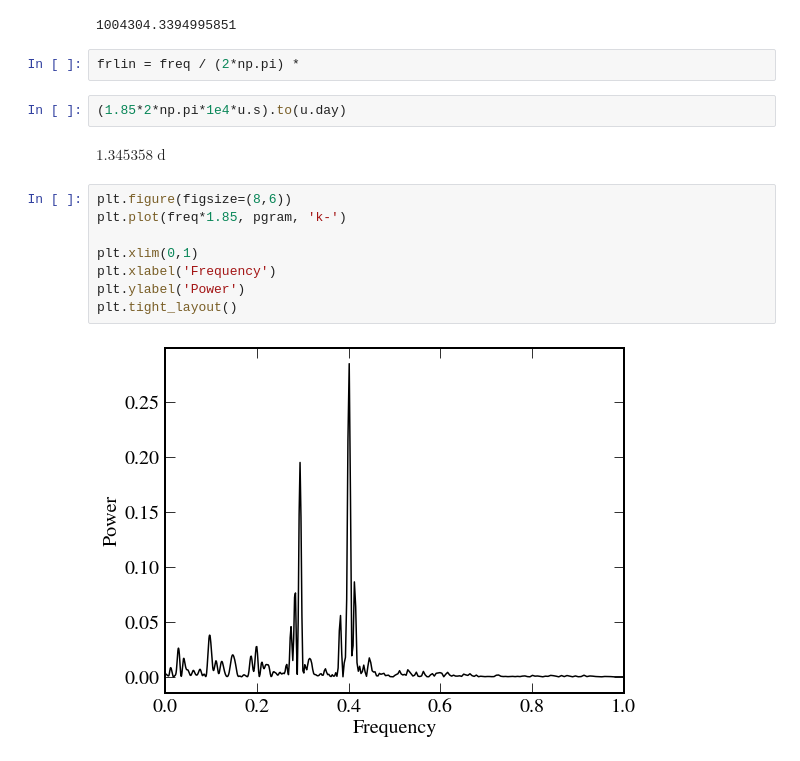
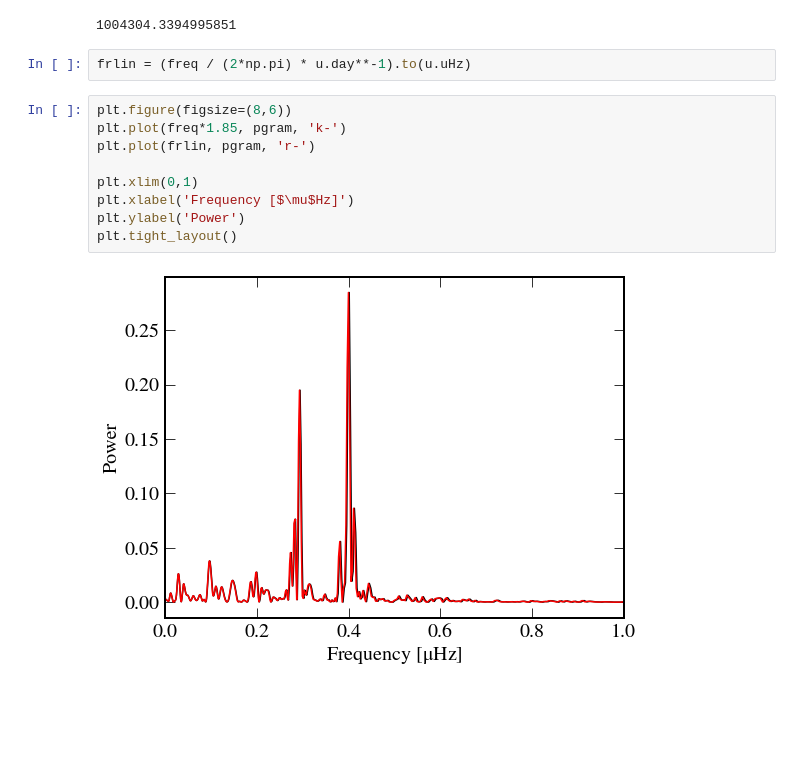
Before and after one commit to abonaca/tess_giants, a Jupyter notebook: notebooks/LS_test_Kepler.ipynb, the cells around one changed output. Cells and saved outputs as stored; diff of their text form; blank space fills up the shorter version.

```diff
--- a/notebooks/LS_test_Kepler.ipynb
+++ b/notebooks/LS_test_Kepler.ipynb
@@ -47,18 +47,15 @@ pgram = signal.lombscargle(tm, fnorm, freq, normalize=True)
 # %% [output]
 1004304.3394995851
 # %%
-frlin = freq / (2*np.pi) *
+frlin = (freq / (2*np.pi) * u.day**-1).to(u.uHz)
-# %%
-(1.85*2*np.pi*1e4*u.s).to(u.day)
-# %% [output]
-$1.345358 \; \mathrm{d}$
 # %%
 plt.figure(figsize=(8,6))
 plt.plot(freq*1.85, pgram, 'k-')
+plt.plot(frlin, pgram, 'r-')
 
 plt.xlim(0,1)
-plt.xlabel('Frequency')
+plt.xlabel('Frequency [$\mu$Hz]')
 plt.ylabel('Power')
 plt.tight_layout()
 # %% [output]
-[figure, old version]
+[figure, new version]
```
Also changed, not shown: parts of 1 cell of this notebook, 1 other file.
